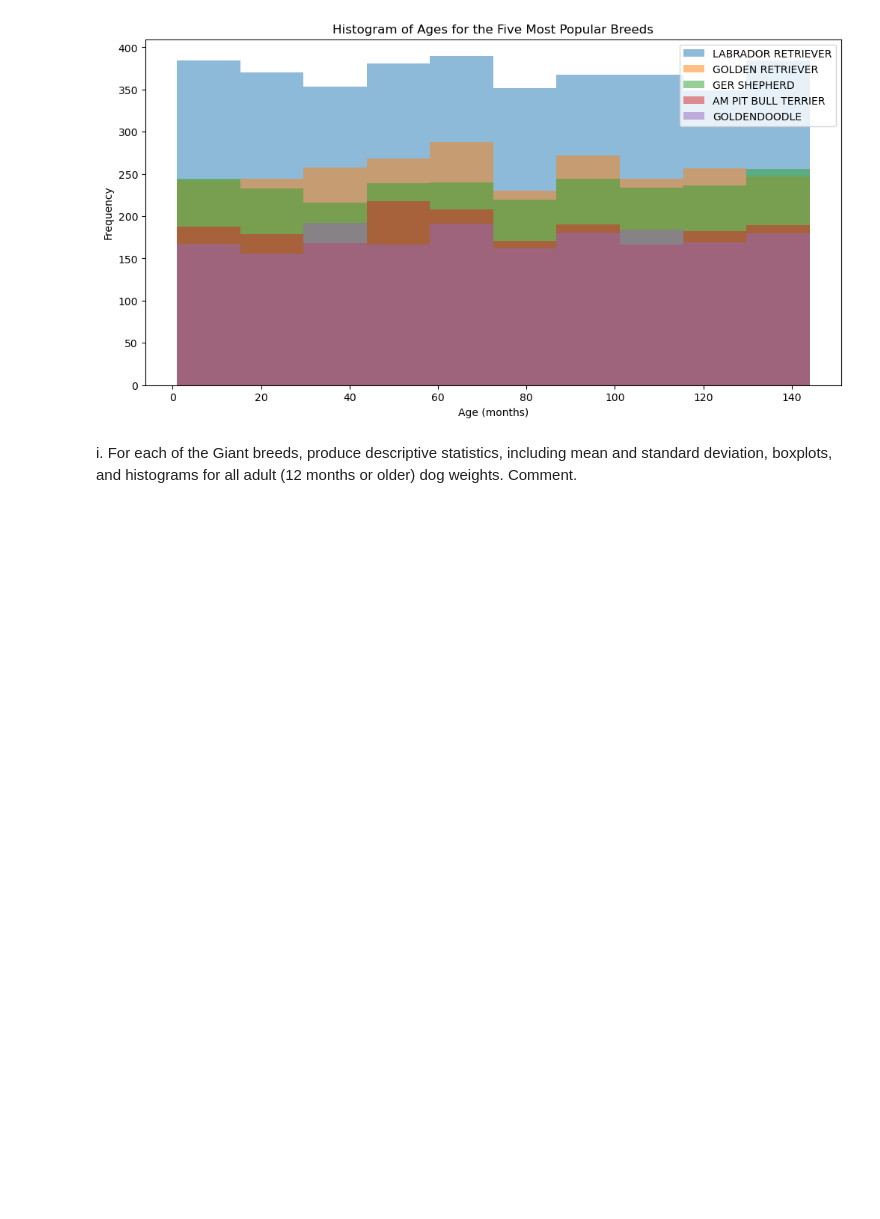
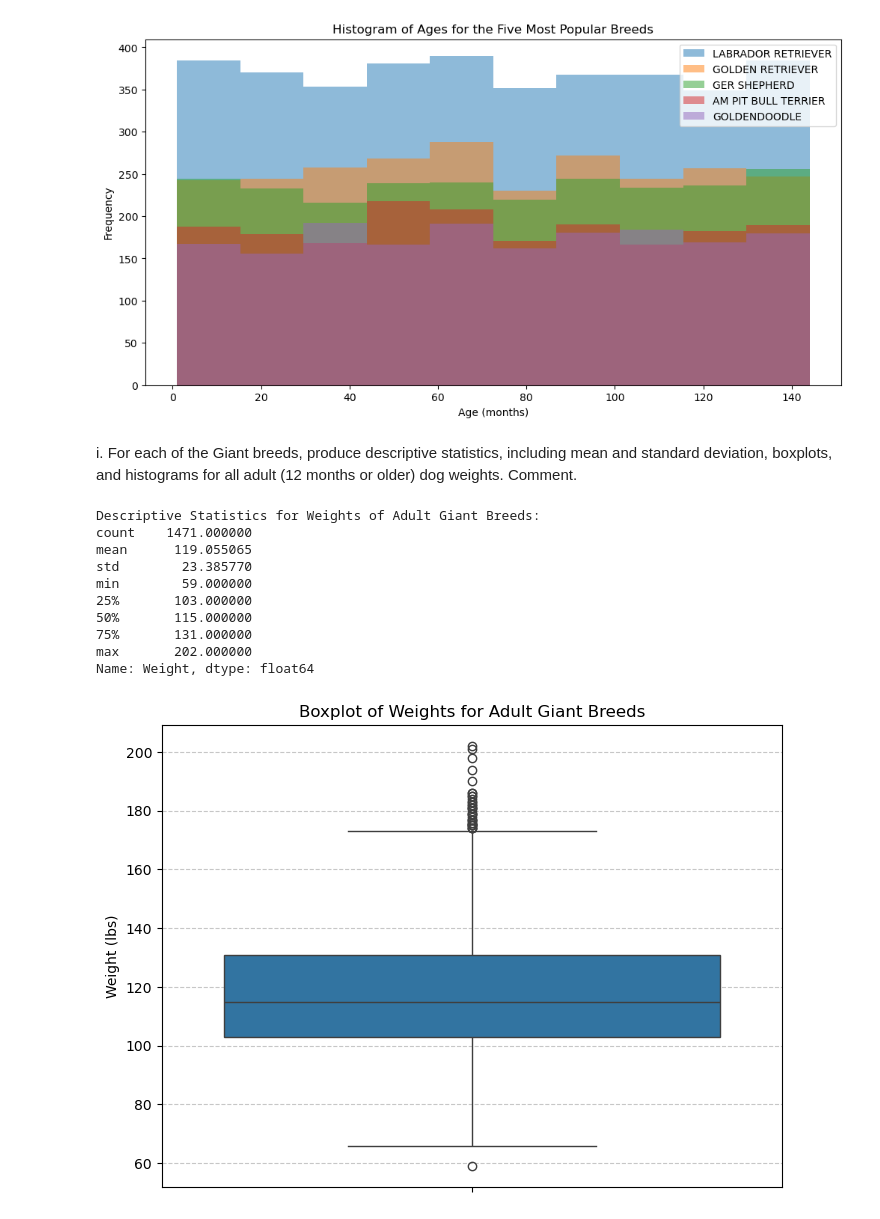
Before and after one commit to santiagoe9107/Python_Data_Visualization_HW1, a Jupyter notebook: homework1.ipynb, the cells around one changed output. Saved outputs shown, nothing was run; the diff lists cells and outputs as text; code cells hidden in the pictures; blank space fills up the shorter version.

Commit message:
Changed from fully adult to adult as per instructions

```diff
--- a/homework1.ipynb
+++ b/homework1.ipynb
@@ -372,30 +372,42 @@ LABRADOR RETRIEVER   144.0
 i. For each of the Giant breeds, produce descriptive statistics, including mean and standard deviation, boxplots, and histograms for all adult (12 months or older) dog weights.  Comment.
 # %%
 # Step 1: Filter for Giant breeds
-giant_breeds = fully_adult_dogs[fully_adult_dogs['Category'] == 'Giant']
+giant_adult_dogs = dog_df[dog_df['Age'] >= 12].copy()
+giant_adult_dogs['AverageWeight'] = giant_adult_dogs.groupby('Breed')['Weight'].transform('mean')
+giant_adult_dogs['Category'] = giant_adult_dogs['AverageWeight'].apply(categorize_weight)
+giant_adult_dogs = giant_adult_dogs[giant_adult_dogs['Category'] == 'Giant']
 
-# Step 2: Filter for adult dogs (12 months or older)
-adult_giant_dogs = giant_breeds[giant_breeds['Age'] >= 12]
-
-# Step 3: Compute descriptive statistics for the weights of adult Giant breeds
-weight_stats_giant = adult_giant_dogs['Weight'].describe()
+# Descriptive Stats
+weight_stats_giant = giant_adult_dogs['Weight'].describe()
 
 print("Descriptive Statistics for Weights of Adult Giant Breeds:")
 print(weight_stats_giant)
 
 # Step 4: Create boxplots for the weights of adult Giant breeds
 plt.figure(figsize=(8, 6))
-sns.boxplot(y=adult_giant_dogs['Weight'])
+sns.boxplot(y=giant_adult_dogs['Weight'])
 plt.title('Boxplot of Weights for Adult Giant Breeds')
-plt.ylabel('Weight')
+plt.ylabel('Weight (lbs)')
 plt.grid(axis='y', linestyle='--', alpha=0.7)
 plt.show()
 
 # Step 5: Create histogram for the weights of adult Giant breeds
 plt.figure(figsize=(8, 6))
-plt.hist(adult_giant_dogs['Weight'], bins=10, color='lightblue', edgecolor='black')
+plt.hist(giant_adult_dogs['Weight'], bins=10, color='lightblue', edgecolor='black')
 plt.title('Histogram of Weights for Adult Giant Breeds')
-plt.xlabel('Weight')
+plt.xlabel('Weight (lbs)')
 plt.ylabel('Frequency')
 plt.grid(axis='y', linestyle='--', alpha=0.7)
 plt.show()
+# %% [output]
+Descriptive Statistics for Weights of Adult Giant Breeds:
+count    1471.000000
+mean      119.055065
+std        23.385770
+min        59.000000
+25%       103.000000
+50%       115.000000
+75%       131.000000
+max       202.000000
+Name: Weight, dtype: float64
+[figure, added]
```
Also changed, not shown: parts of 1 cell of this notebook.
